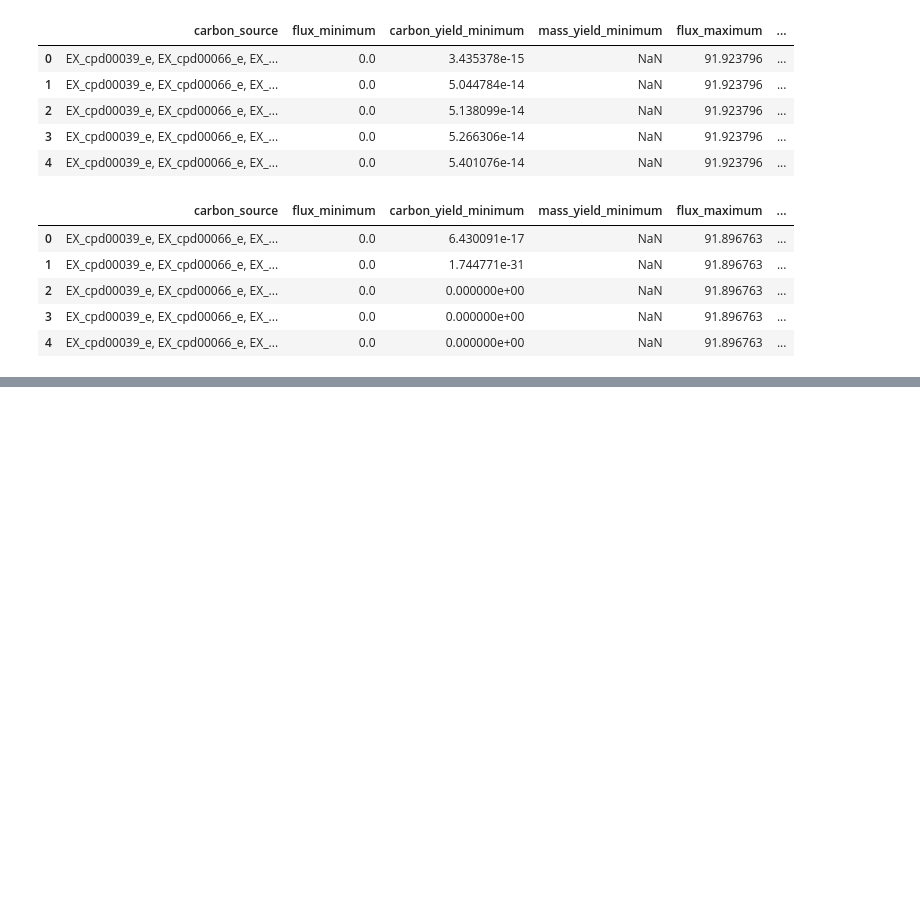
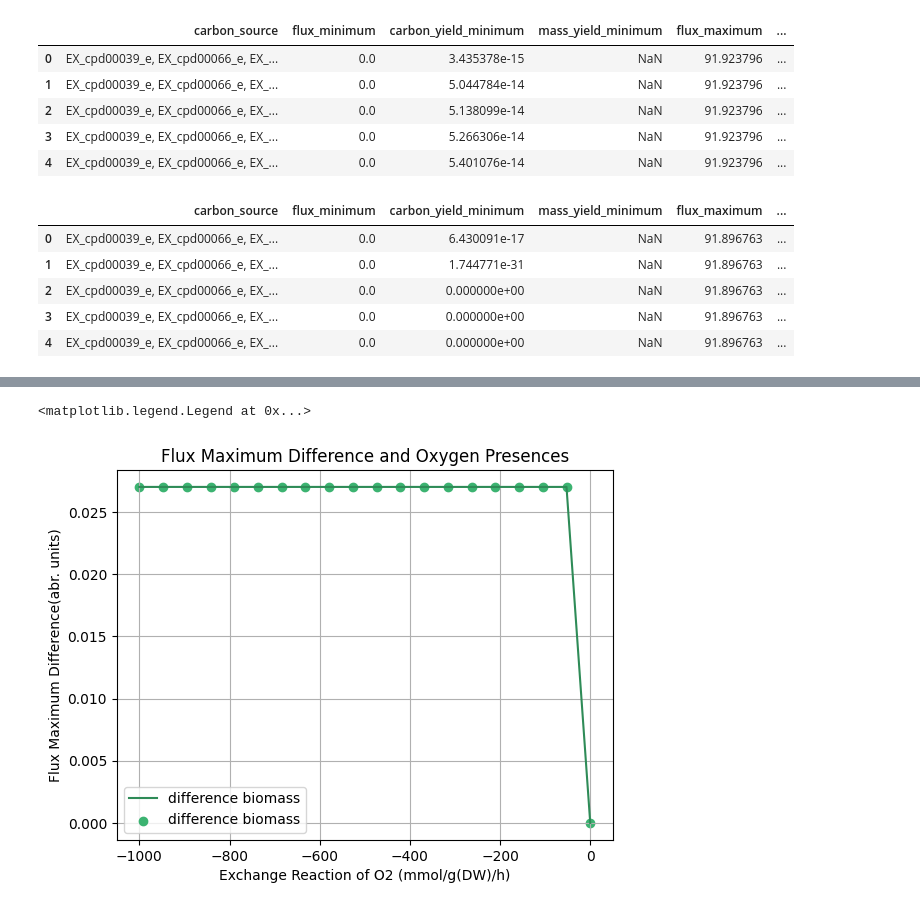
Before and after one commit to AdvikDewoolkar/AdvikDewoolkar_MBE_project, a Jupyter notebook: FinalProject.ipynb, the cells around one changed output, grey strips where cells are left out. Drawn from its saved outputs; the diff is of its cells as text; code cells hidden in the pictures; blank space fills up the shorter version.

```diff
--- a/FinalProject.ipynb
+++ b/FinalProject.ipynb
@@ -350,0 +360,15 @@ plt.legend()
+# %%
+#plot the data for flux differences
+plt.figure("Flux Maximum and Oxygen Presents", clear=True)
+plt.plot(x_l, flux_l - flux_r, label='difference biomass', color='seagreen')
+plt.scatter(x_l, flux_l - flux_r, label='difference biomass', color='mediumseagreen')
+
+#annotate the model
+plt.title("Flux Maximum Difference and Oxygen Presences")
+plt.xlabel("Exchange Reaction of O2 (mmol/g(DW)/h)")
+plt.ylabel('Flux Maximum Difference(abr. units)')
+plt.grid()
+plt.legend()
+# %% [output]
+<matplotlib.legend.Legend at 0x...>
+[figure, added]
```
Also changed, not shown: parts of 10 cells of this notebook.
